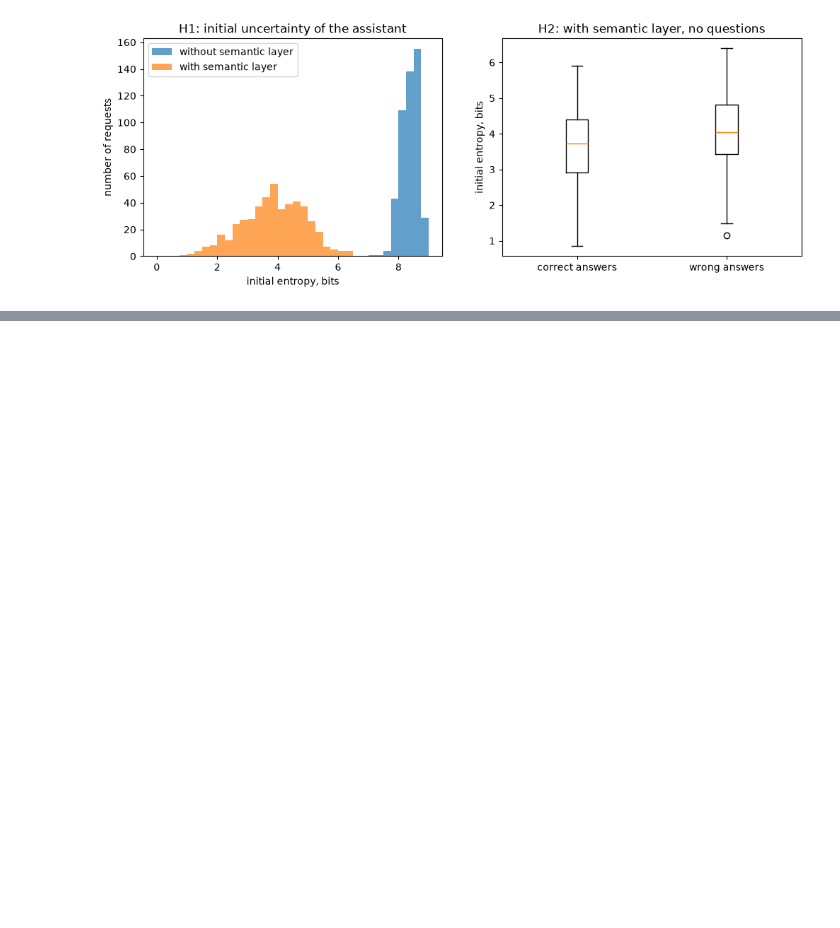
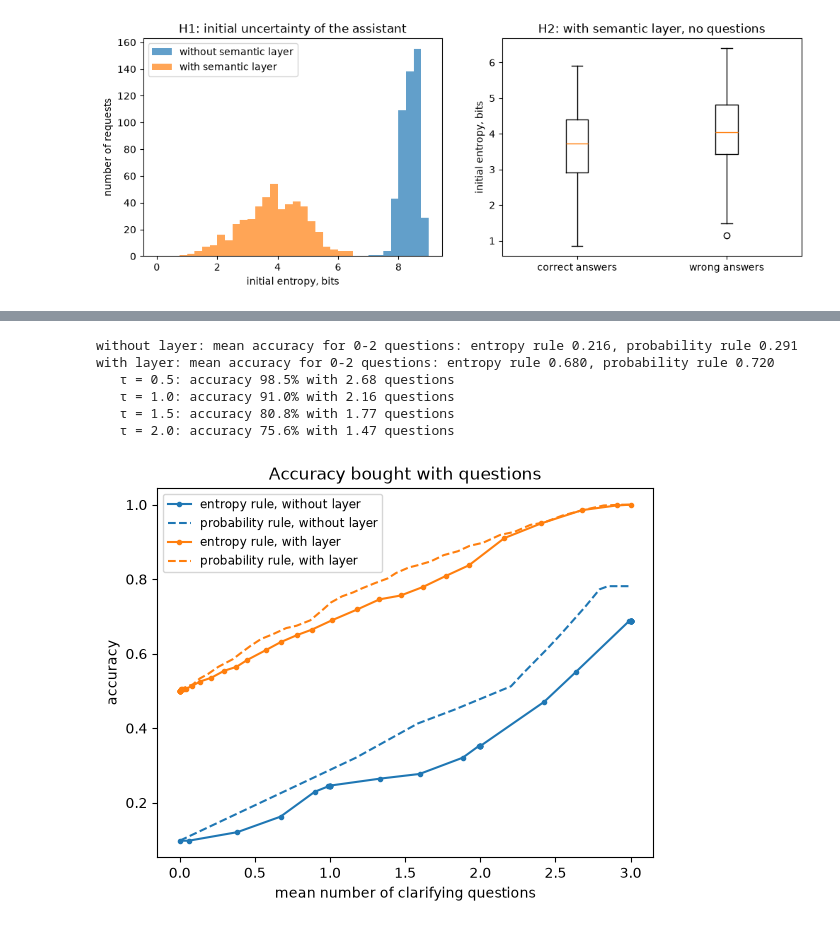
Before and after one commit to baxendy/data-softuni-project, a Jupyter notebook: DataProject.ipynb, the cells around one changed output, grey strips where cells are left out. Saved outputs shown, nothing was run; the diff lists cells and outputs as text; code cells hidden in the pictures; blank space fills up the shorter version.

Commit message:
Compare thresholds and the two question rules

```diff
--- a/DataProject.ipynb
+++ b/DataProject.ipynb
@@ -811,0 +818,48 @@ plt.show()
+# %%
+TAUS = np.arange(0, 9.01, 0.25)
+THETAS = np.arange(0, 1.0001, 0.025)
+
+def sweep(assistant, rule, thresholds):
+
+    mean_questions = []
+    accuracy = []
+    for t in thresholds:
+        q, c = evaluate(assistant, rule, t)
+        mean_questions.append(q.mean())
+        accuracy.append(c.mean())
+    return np.array(mean_questions), np.array(accuracy)
+
+
+def mean_accuracy_0_to_2(mean_questions, accuracy):
+
+    order = np.argsort(mean_questions)
+    budgets = np.linspace(0, 2, 201)
+    curve = np.interp(budgets, mean_questions[order], accuracy[order])
+    return np.trapezoid(curve, budgets) / 2
+
+
+for name, assistant, color in [("without layer", no_layer, "tab:blue"), ("with layer", with_layer, "tab:orange")]:
+    q_e, acc_e = sweep(assistant, "entropy", TAUS)
+    q_p, acc_p = sweep(assistant, "probability", THETAS)
+    plt.plot(q_e, acc_e, "-o", markersize=3, color=color, label="entropy rule, " + name)
+    plt.plot(q_p, acc_p, "--", color=color, label="probability rule, " + name)
+    print(f"{name}: mean accuracy for 0-2 questions: entropy rule {mean_accuracy_0_to_2(q_e, acc_e):.3f}, "
+          f"probability rule {mean_accuracy_0_to_2(q_p, acc_p):.3f}")
+    if name == "with layer":
+        for t, q, acc in zip(TAUS, q_e, acc_e):
+            if t in [0.5, 1.0, 1.5, 2.0]:
+                print(f"   τ = {t}: accuracy {acc:.1%} with {q:.2f} questions")
+
+plt.xlabel("mean number of clarifying questions")
+plt.ylabel("accuracy")
+plt.title("Accuracy bought with questions")
+plt.legend(fontsize="small")
+plt.show()
+# %% [output]
+without layer: mean accuracy for 0-2 questions: entropy rule 0.216, probability rule 0.291
+with layer: mean accuracy for 0-2 questions: entropy rule 0.680, probability rule 0.720
+   τ = 0.5: accuracy 98.5% with 2.68 questions
+   τ = 1.0: accuracy 91.0% with 2.16 questions
+   τ = 1.5: accuracy 80.8% with 1.77 questions
+   τ = 2.0: accuracy 75.6% with 1.47 questions
+[figure, added]
```
Also changed, not shown: parts of 1 cell of this notebook.
